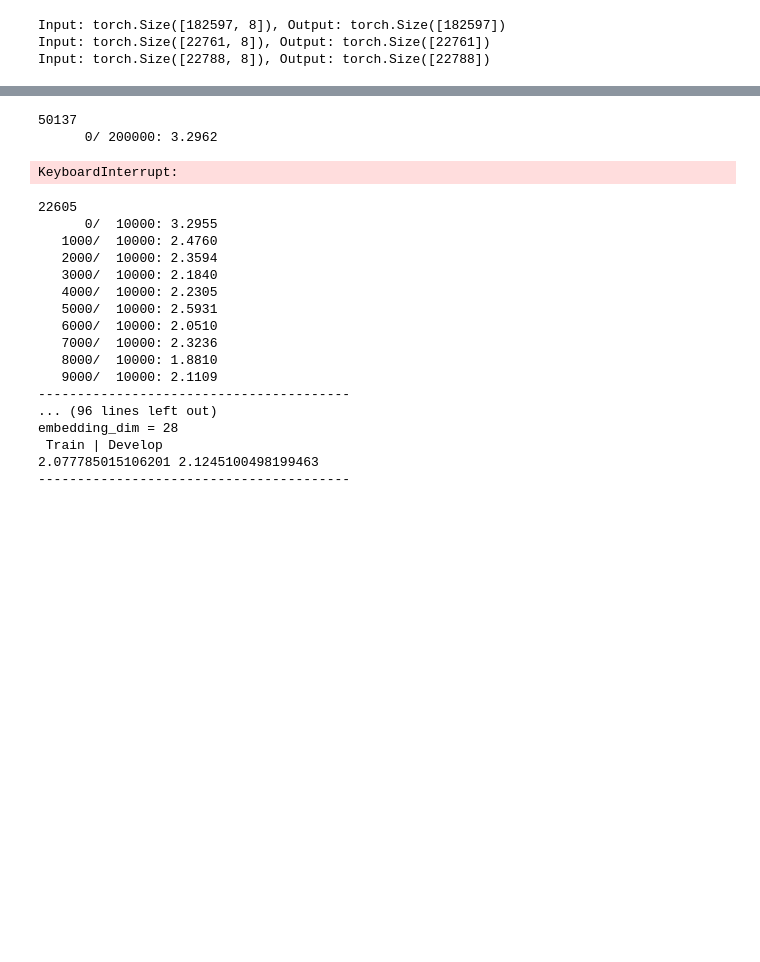
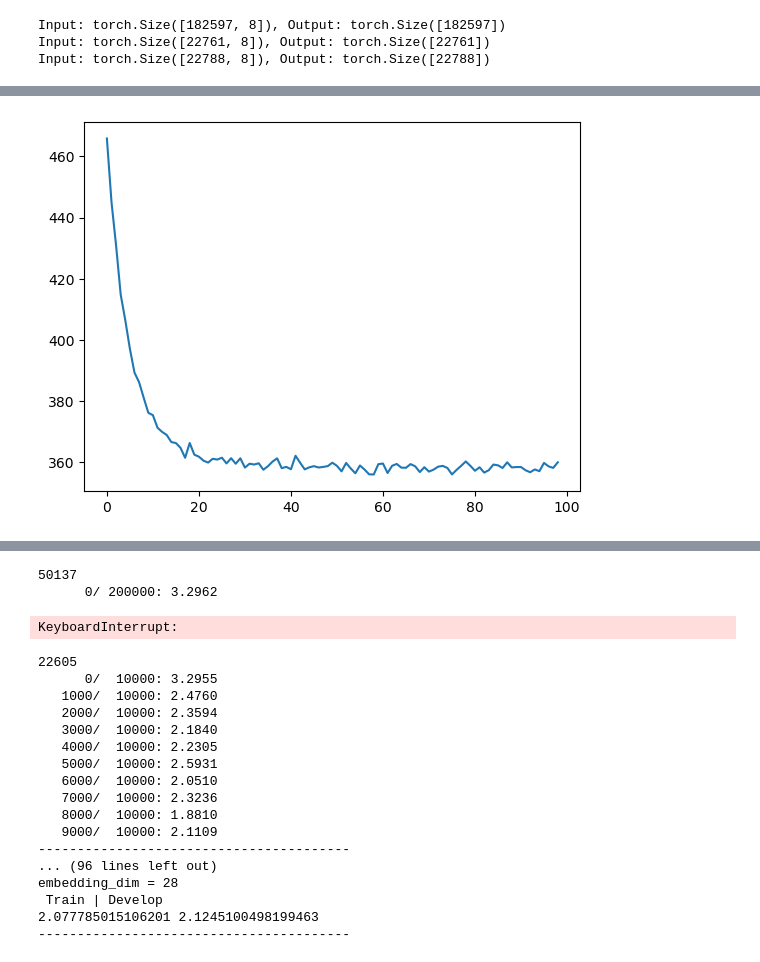
Before and after one commit to yarchickkk/makemore, a Jupyter notebook: wavenet.ipynb, the cells around one changed output, grey strips where cells are left out. Cells and saved outputs as stored; diff of their text form; code cells hidden in the pictures; blank space fills up the shorter version.

```diff
--- a/wavenet.ipynb
+++ b/wavenet.ipynb
@@ -170,7 +199,7 @@ Input: torch.Size([22761, 8]), Output: torch.Size([22761])
 Input: torch.Size([22788, 8]), Output: torch.Size([22788])
 # %%
 @torch.no_grad()  # this decorator disables gradient tracking
-def split_loss(split: str, evaluated_model: Sequential) -> None:
+def split_loss(split: str, evaluated_model: Sequential, lambda_: float = 0.0, use_reg: bool = False) -> None:
     """
     Given a split name, evaluates it and prints the result.
     Args:
@@ -188,6 +217,12 @@ def split_loss(split: str, evaluated_model: Sequential) -> None:
 
     logits =  evaluated_model(x)
     loss = F.cross_entropy(logits, y)
+    # regulization term - sum of squared parameters
+    if use_reg:
+        reg_term = torch.tensor(0.0)
+        for param in evaluated_model.parameters():
+            reg_term += param.square().sum()
+        loss += lambda_ * reg_term
 
     # switch back to training mode
     for layer in evaluated_model.layers:
@@ -268,0 +327,20 @@ minibatch_size = 32
+# %%
+embedding_dim = 40
+hidden_neurons = 100
+learning_rate = 0.1 #0.257#0.5#0.7327
+iterations = 100000
+minibatch_size = 32
+use_regulization = True
+regulization_rate = 0.0005
+
+trains, develops, losses = train_model(
+    embedding_dim,
+    hidden_neurons,
+    vocabulary_size,
+    iterations,
+    minibatch_size,
+    learning_rate,
+    Xtrain, Ytrain,
+    regulization_rate,
+    use_regulization
+)
@@ -268,0 +359,4 @@ minibatch_size = 32
+# %%
+plt.plot(torch.tensor(losses[1000:]).view(-1, 1000).sum(1).tolist());
+# %% [output]
+[figure, added]
```
Also changed, not shown: parts of 22 cells of this notebook.
